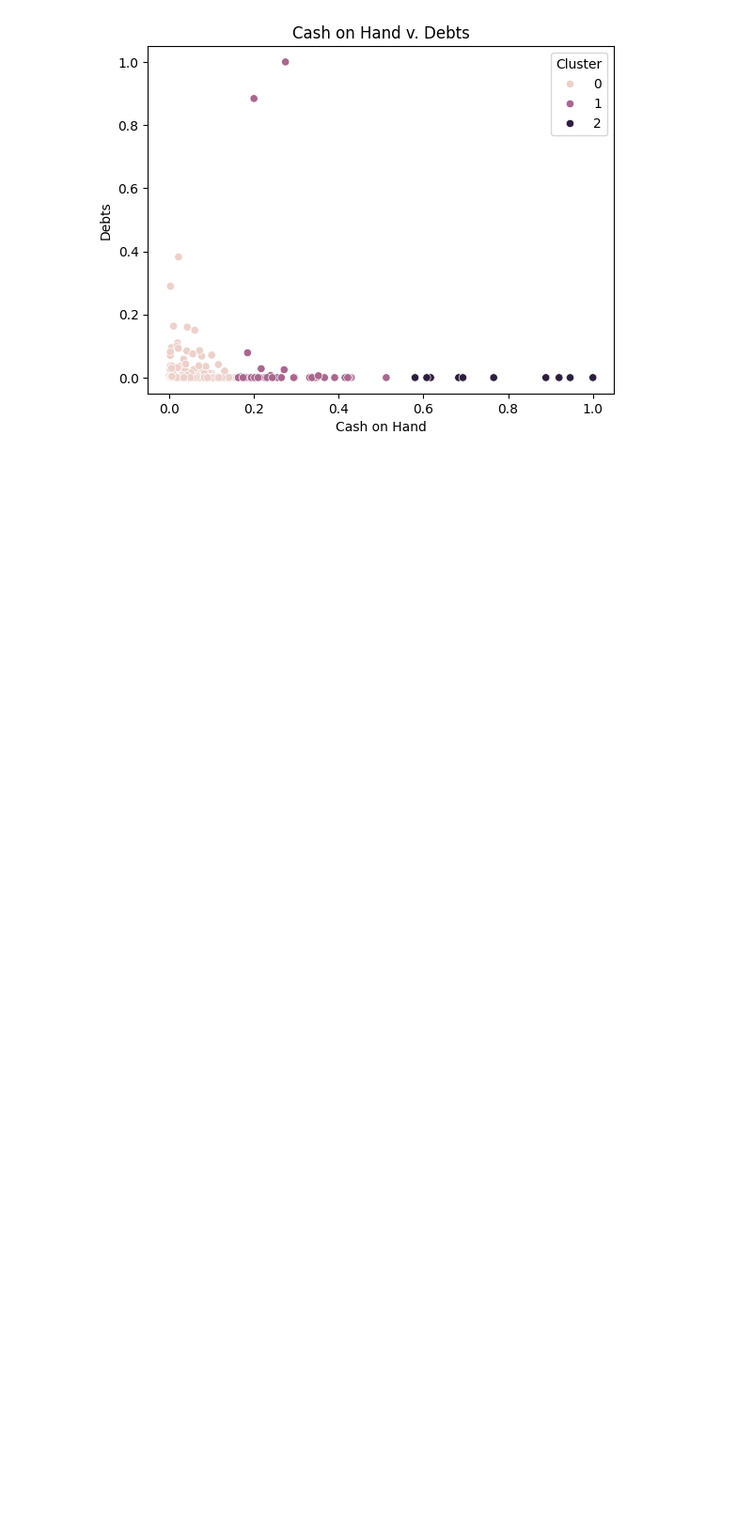
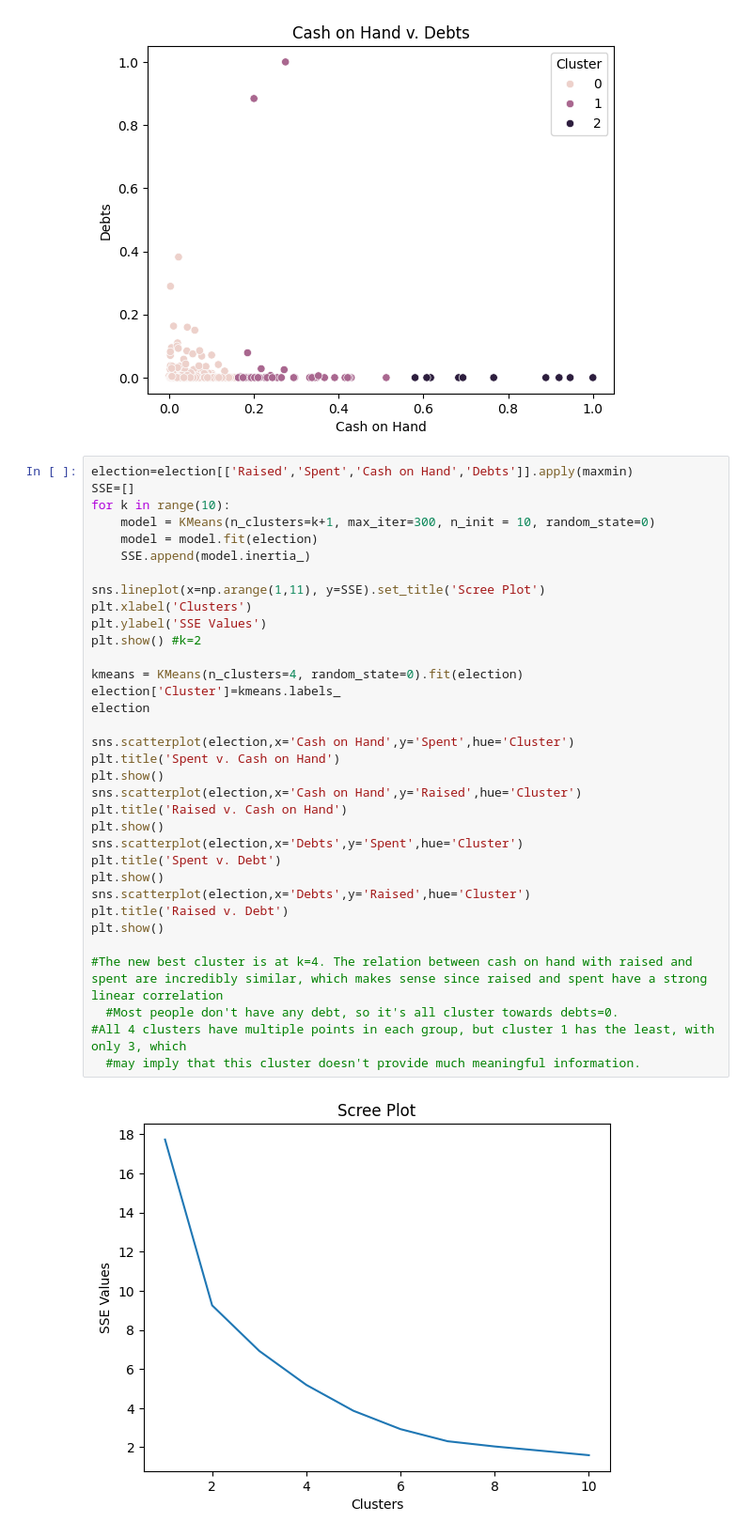
Before and after one commit to jac7az/clustering, a Jupyter notebook: assignment/assignment_clustering.ipynb, the cells around one changed output. Shown: that part at 94% size. Drawn from its saved outputs; the diff is of its cells as text; blank space fills up the shorter version.

```diff
--- a/assignment/assignment_clustering.ipynb
+++ b/assignment/assignment_clustering.ipynb
@@ -219,3 +219,39 @@ plt.show()
 # %% [output]
 [figure]
 [figure]
+# %%
+election=election[['Raised','Spent','Cash on Hand','Debts']].apply(maxmin)
+SSE=[]
+for k in range(10):
+    model = KMeans(n_clusters=k+1, max_iter=300, n_init = 10, random_state=0)
+    model = model.fit(election)
+    SSE.append(model.inertia_)
+
+sns.lineplot(x=np.arange(1,11), y=SSE).set_title('Scree Plot')
+plt.xlabel('Clusters')
+plt.ylabel('SSE Values')
+plt.show() #k=2
+
+kmeans = KMeans(n_clusters=4, random_state=0).fit(election)
+election['Cluster']=kmeans.labels_
+election
+
+sns.scatterplot(election,x='Cash on Hand',y='Spent',hue='Cluster')
+plt.title('Spent v. Cash on Hand')
+plt.show()
+sns.scatterplot(election,x='Cash on Hand',y='Raised',hue='Cluster')
+plt.title('Raised v. Cash on Hand')
+plt.show()
+sns.scatterplot(election,x='Debts',y='Spent',hue='Cluster')
+plt.title('Spent v. Debt')
+plt.show()
+sns.scatterplot(election,x='Debts',y='Raised',hue='Cluster')
+plt.title('Raised v. Debt')
+plt.show()
+
+#The new best cluster is at k=4. The relation between cash on hand with raised and spent are incredibly similar, which makes sense since raised and spent have a strong linear correlation
+  #Most people don't have any debt, so it's all cluster towards debts=0.
+#All 4 clusters have multiple points in each group, but cluster 1 has the least, with only 3, which
+  #may imply that this cluster doesn't provide much meaningful information.
+# %% [output]
+[figure, added]
```
Also changed, not shown: parts of 1 cell of this notebook.
